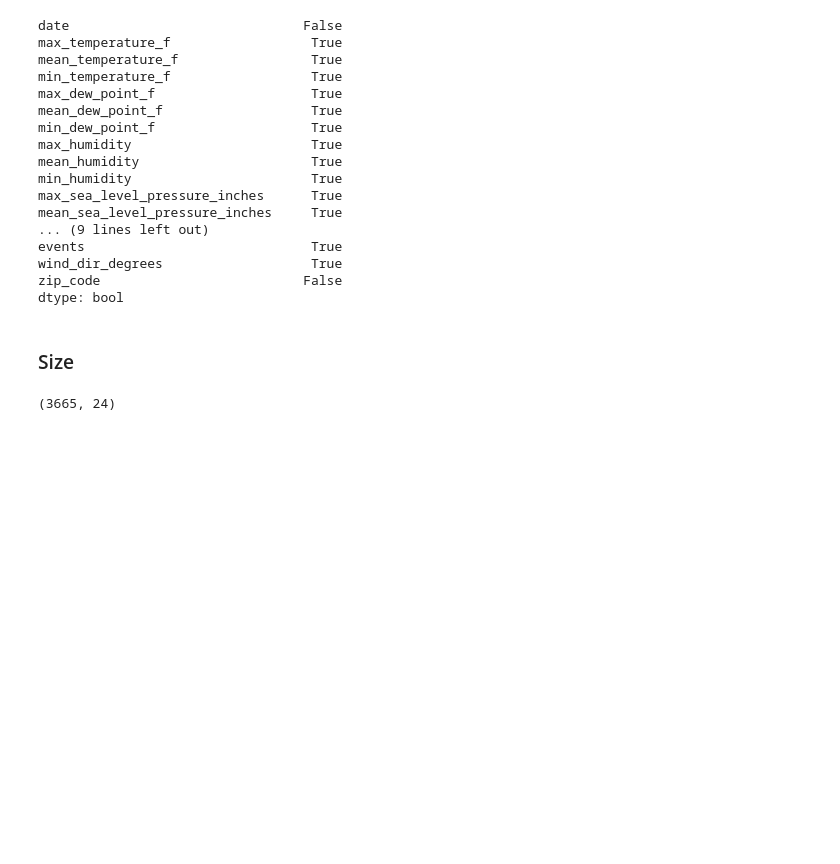
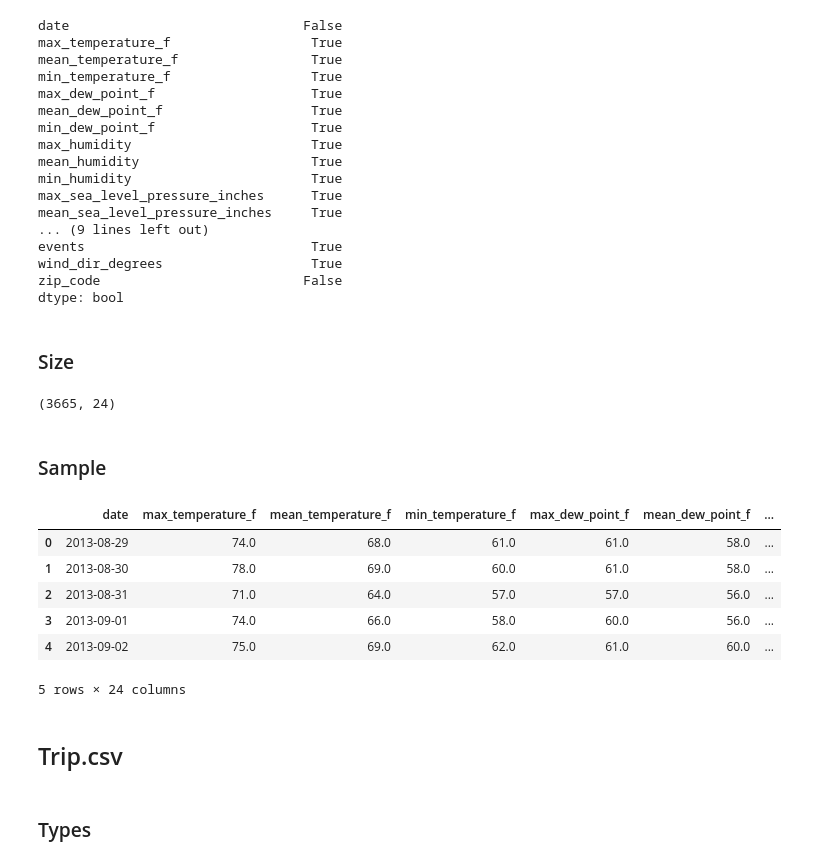
Before and after one commit to Azowyl/TP-Datos, a Jupyter notebook: Clean up data.ipynb, the cells around one changed output. Cells and saved outputs as stored; diff of their text form; code cells hidden in the pictures; blank space fills up the shorter version.

```diff
--- a/Clean up data.ipynb
+++ b/Clean up data.ipynb
@@ -154,3 +153,17 @@ dtype: bool
 weather.shape
 # %% [output]
 (3665, 24)
+# %% [markdown]
+### Sample
+# %%
+weather.head()
+# %% [output]
+|  | date | max_temperature_f | mean_temperature_f | min_temperature_f | max_dew_point_f | mean_dew_point_f | ... |
+| 0 | 2013-08-29 | 74.0 | 68.0 | 61.0 | 61.0 | 58.0 | ... |
+| 1 | 2013-08-30 | 78.0 | 69.0 | 60.0 | 61.0 | 58.0 | ... |
+| 2 | 2013-08-31 | 71.0 | 64.0 | 57.0 | 57.0 | 56.0 | ... |
+| 3 | 2013-09-01 | 74.0 | 66.0 | 58.0 | 60.0 | 56.0 | ... |
+| 4 | 2013-09-02 | 75.0 | 69.0 | 62.0 | 61.0 | 60.0 | ... |
+5 rows × 24 columns
+# %% [markdown]
+## Trip.csv
@@ -156,0 +173,2 @@ weather.shape
+# %% [markdown]
+### Types
```
Also changed, not shown: parts of 13 cells of this notebook, 2 other files.
